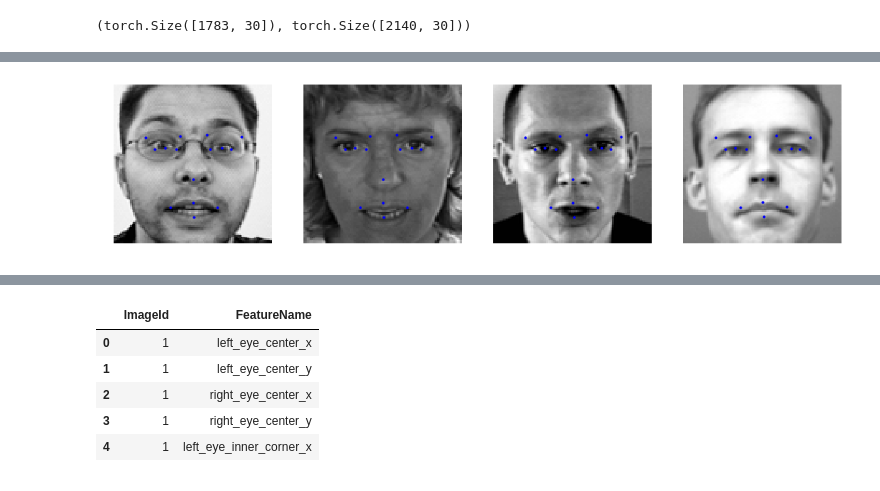
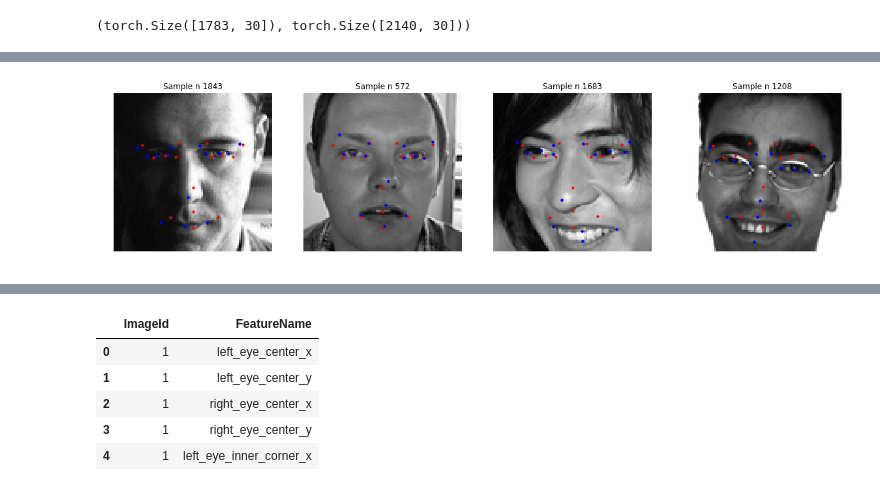
Before and after one commit to RenatoBMLR/Facial_Keypoints_Detection, a Jupyter notebook: Facial_keypoints_detection.ipynb, the cells around one changed output, grey strips where cells are left out. Saved outputs shown, nothing was run; the diff lists cells and outputs as text; code cells hidden in the pictures.

```diff
--- a/Facial_keypoints_detection.ipynb
+++ b/Facial_keypoints_detection.ipynb
@@ -268,7 +293,7 @@ myconvNet (
 # %%
 def prediction(loader, model, loss_fn):
     for i, data in enumerate(loader):
-        inputs, labels = data
+        inputs, labels = data['image'], data['keypoints']
         inputs, labels = Variable(inputs), Variable(labels)
         # forward pass
         outputs = model(inputs)
@@ -285,14 +310,13 @@ def train(model, train_loader, test_loader ,num_epochs, loss_fn, optimizer, pati
     patience_count= 0
     for epoch in range(num_epochs):
         for i, data in enumerate(train_loader):
-            inputs, labels = data
+            inputs, labels = data['image'], data['keypoints']
             inputs, labels = Variable(inputs), Variable(labels)
             predict = model(inputs)
             loss = loss_fn(predict, labels)
             optimizer.zero_grad()
             loss.backward()
             optimizer.step()
-
 
         loss_train.append(prediction(train_loader, model,loss_fn) )
         loss_test.append( prediction(test_loader, model,loss_fn) )
@@ -348,7 +372,8 @@ def predict(model, dset_loaders, use_gpu = False):
 
     model.train(False)  # Set model to evaluate mode
     ii_n = len(dset_loaders)
-    for ii, (image, labels) in enumerate(dset_loaders):
+    for ii, data in enumerate(dset_loaders):
+        image, labels = data['image'], data['keypoints']
         if use_gpu:
             image = Variable(image.cuda())
         else:
@@ -393,18 +397,4 @@ for i in range(0, 4):
-# %%
-plt.figure(figsize=(20,5))
-for i in range(0, 4):
-    plt.subplot(1,4,i+1)
-    try:
-        X = dsets['test'][i][0].numpy()
-        print(X.shape)
-        img = X.transpose((1, 2, 0))
-    except:
-        img = dsets['test'][i][0]
-    img = np.squeeze(img)
-    y = preds_test.numpy()
-    cordinates = y[i]* 48 + 48
-    plt.imshow(img, cmap = 'gray')
-    plt.scatter(cordinates[::2], cordinates[1::2], marker='o', c='b', s=10)
-    plt.axis('off')
-# %% [output]
-[figure, removed]
+# %%
+plot_face_Keypoints(dsets['train'],  preds_train = preds_train)
+# %% [output]
+[figure, added]
```
Also changed, not shown: parts of 8 cells of this notebook.
